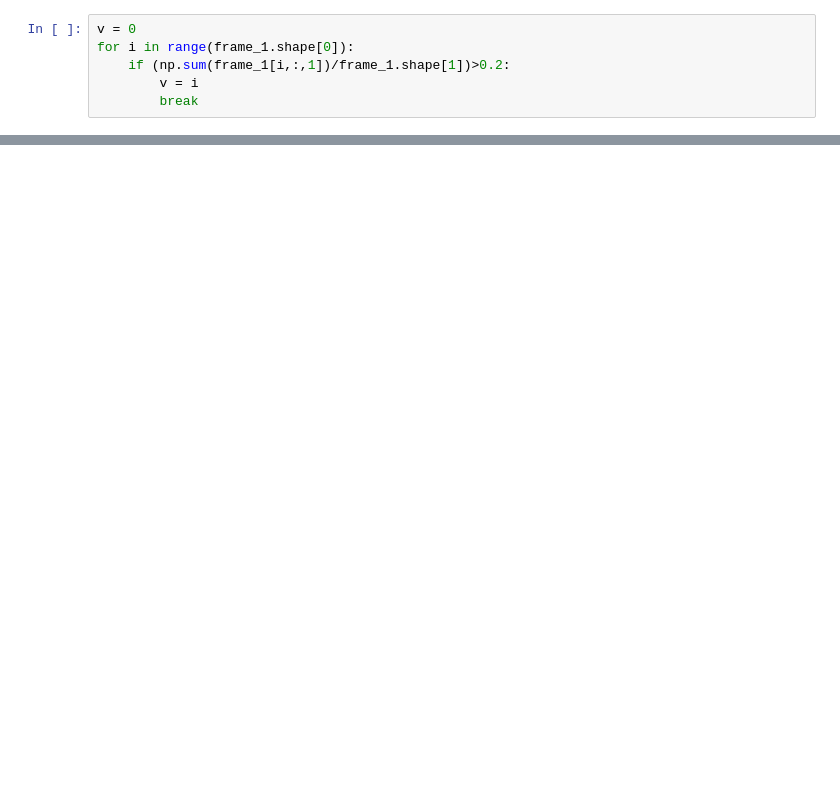
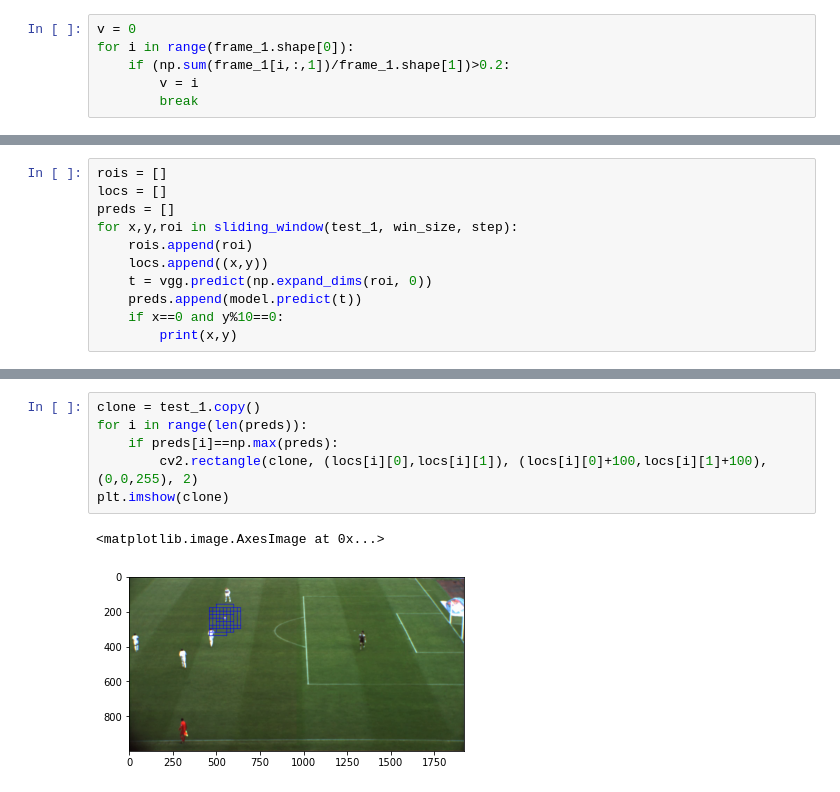
Before and after one commit to sid2610/HPE_Goal, a Jupyter notebook: BallTracking.ipynb, the cells around one changed output, grey strips where cells are left out. Saved outputs shown, nothing was run; the diff lists cells and outputs as text; blank space fills up the shorter version.

```diff
--- a/BallTracking.ipynb
+++ b/BallTracking.ipynb
@@ -609,0 +571,11 @@ plt.imshow(test)
+# %%
+rois = []
+locs = []
+preds = []
+for x,y,roi in sliding_window(test_1, win_size, step):
+    rois.append(roi)
+    locs.append((x,y))
+    t = vgg.predict(np.expand_dims(roi, 0))
+    preds.append(model.predict(t))
+    if x==0 and y%10==0:
+        print(x,y)
@@ -609,0 +600,9 @@ plt.imshow(test)
+# %%
+clone = test_1.copy()
+for i in range(len(preds)):
+    if preds[i]==np.max(preds):
+        cv2.rectangle(clone, (locs[i][0],locs[i][1]), (locs[i][0]+100,locs[i][1]+100), (0,0,255), 2)
+plt.imshow(clone)
+# %% [output]
+<matplotlib.image.AxesImage at 0x...>
+[figure, added]
```
Also changed, not shown: parts of 24 cells of this notebook.
